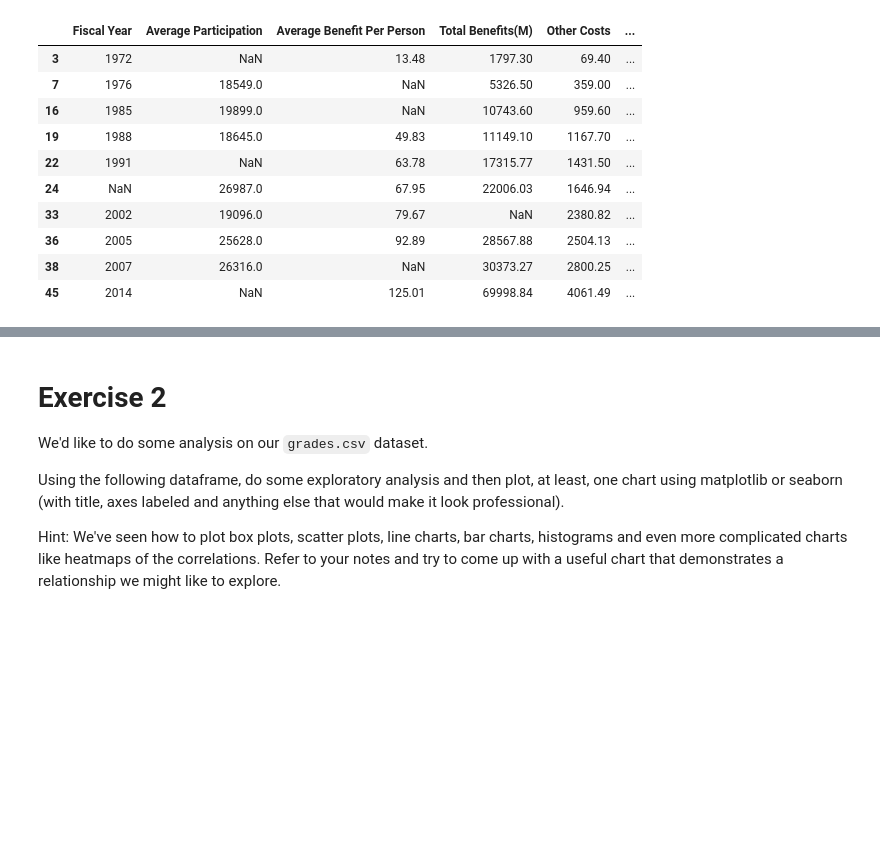
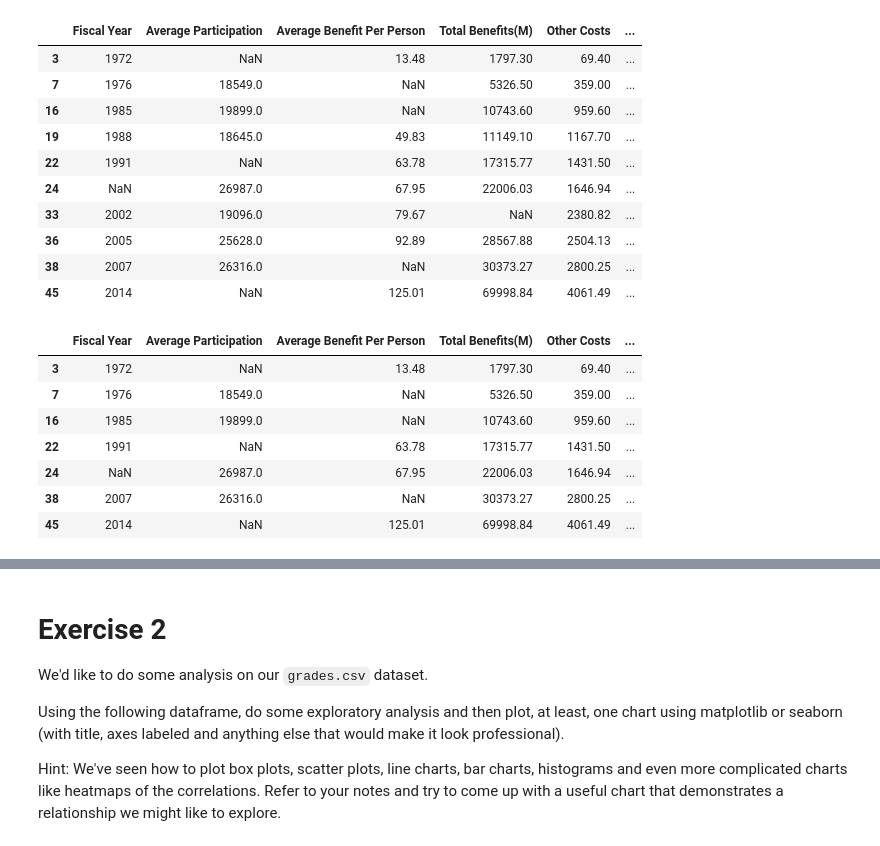
Before and after one commit to FaustoRosado/I2020_DS, a Jupyter notebook: week-022/week-22-lab.ipynb, the cells around one changed output, grey strips where cells are left out. Drawn from its saved outputs; the diff is of its cells as text; code cells hidden in the pictures; blank space fills up the shorter version.

```diff
--- a/week-022/week-22-lab.ipynb
+++ b/week-022/week-22-lab.ipynb
@@ -87,3 +87,18 @@ s_df[s_df.isnull().any(axis=1)]
 | 36 | 2005 | 25628.0 | 92.89 | 28567.88 | 2504.13 | ... |
 | 38 | 2007 | 26316.0 | NaN | 30373.27 | 2800.25 | ... |
 | 45 | 2014 | NaN | 125.01 | 69998.84 | 4061.49 | ... |
+# %%
+s_df["Total Costs(M)"].fillna(s_df['Total Benefits(M)'] + s_df["Other Costs"], inplace=True)bb
+# %%
+s_df.loc[s_df["Total Benefits(M)"].isnull(), 'Total Benefits(M)'] = s_df["Total Costs(M)"] - s_df["Other Costs"]
+# %%
+s_df[s_df.isnull().any(axis=1)]
+# %% [output]
+|  | Fiscal Year | Average Participation | Average Benefit Per Person | Total Benefits(M) | Other Costs | ... |
+| 3 | 1972 | NaN | 13.48 | 1797.30 | 69.40 | ... |
+| 7 | 1976 | 18549.0 | NaN | 5326.50 | 359.00 | ... |
+| 16 | 1985 | 19899.0 | NaN | 10743.60 | 959.60 | ... |
+| 22 | 1991 | NaN | 63.78 | 17315.77 | 1431.50 | ... |
+| 24 | NaN | 26987.0 | 67.95 | 22006.03 | 1646.94 | ... |
+| 38 | 2007 | 26316.0 | NaN | 30373.27 | 2800.25 | ... |
+| 45 | 2014 | NaN | 125.01 | 69998.84 | 4061.49 | ... |
```
Also changed, not shown: parts of 10 cells of this notebook.
